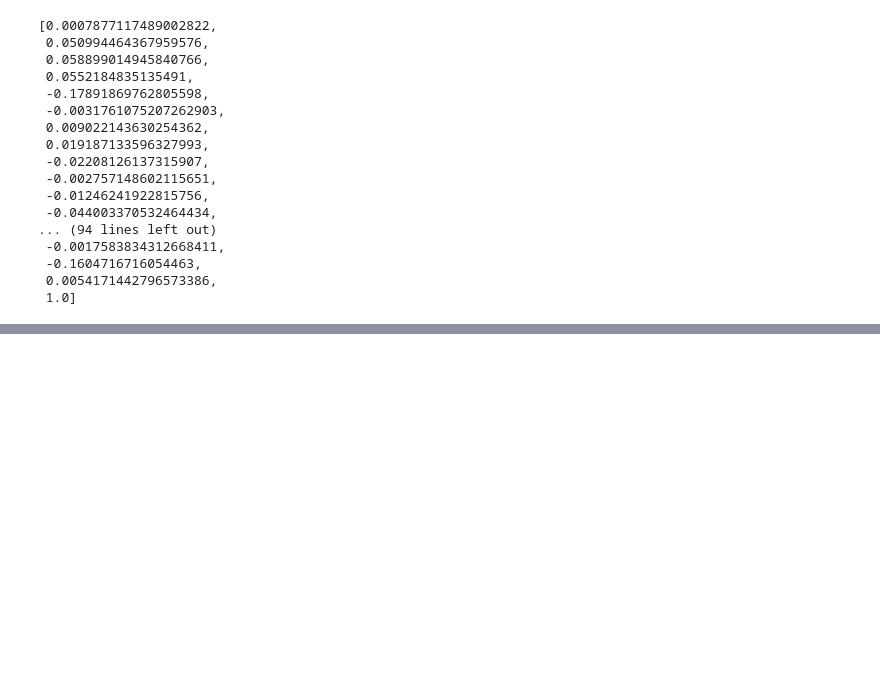
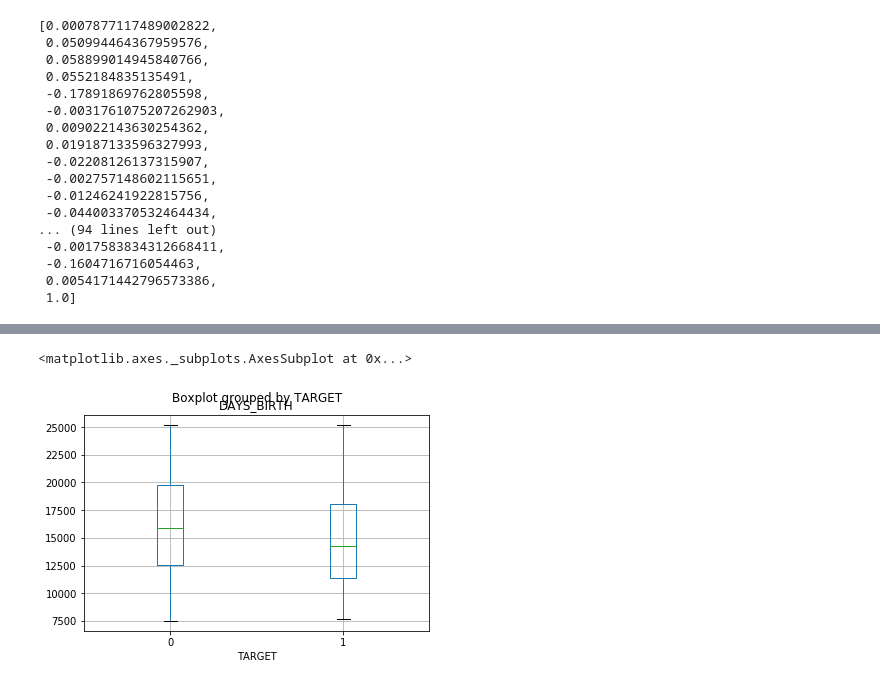
Before and after one commit to HAO-HSIANG1/2nd-ML100Days, a Jupyter notebook: homework/Day_010_HW.ipynb, the cells around one changed output, grey strips where cells are left out. Drawn from its saved outputs; the diff is of its cells as text; code cells hidden in the pictures; blank space fills up the shorter version.

```diff
--- a/homework/Day_010_HW.ipynb
+++ b/homework/Day_010_HW.ipynb
@@ -173,0 +216,5 @@ list(app_train.corr()['TARGET'].value_counts().index)
+# %%
+app_train.boxplot(column='DAYS_BIRTH', by='TARGET')
+# %% [output]
+<matplotlib.axes._subplots.AxesSubplot at 0x...>
+[figure, added]
```
Also changed, not shown: parts of 8 cells of this notebook.
